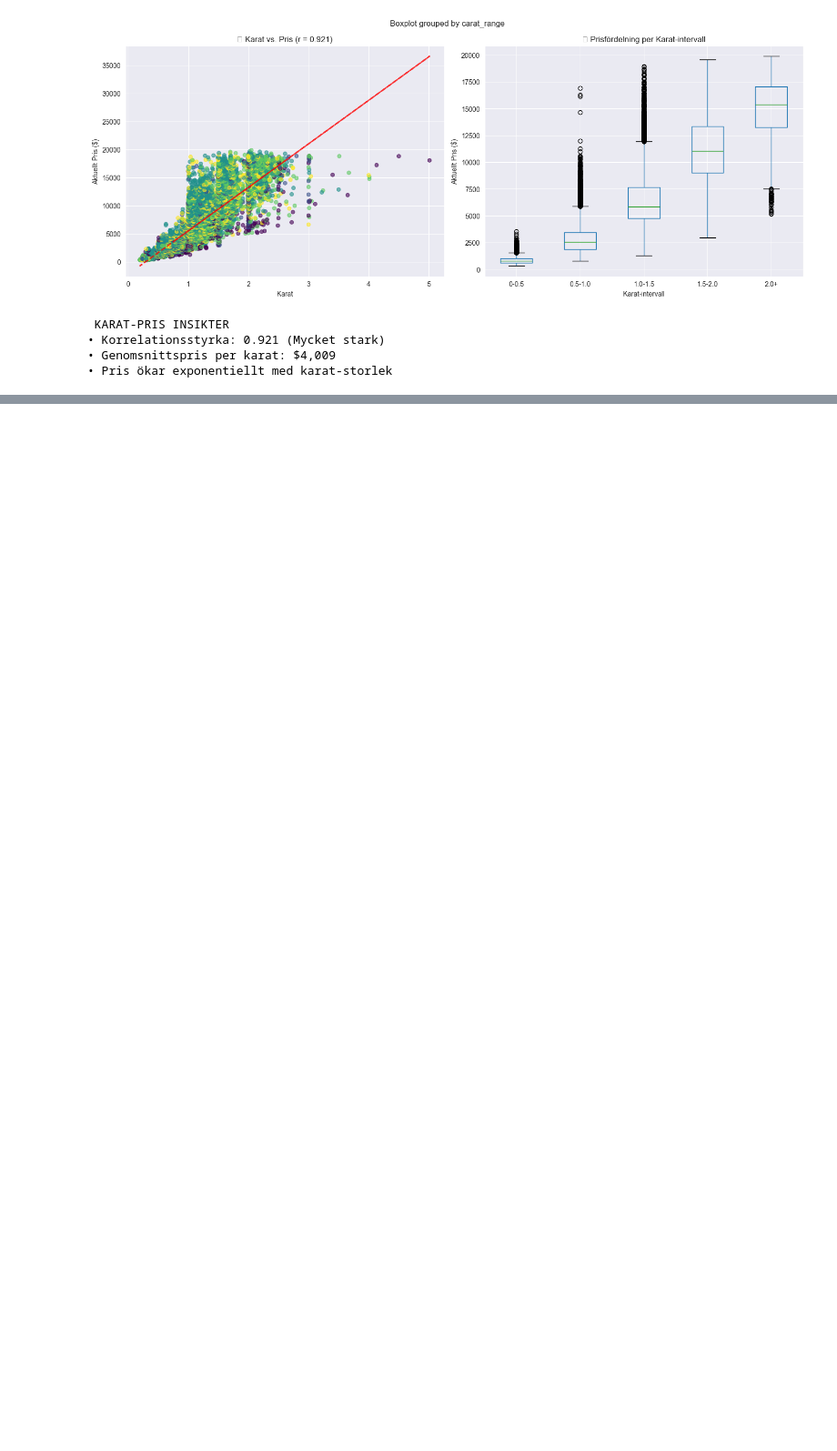
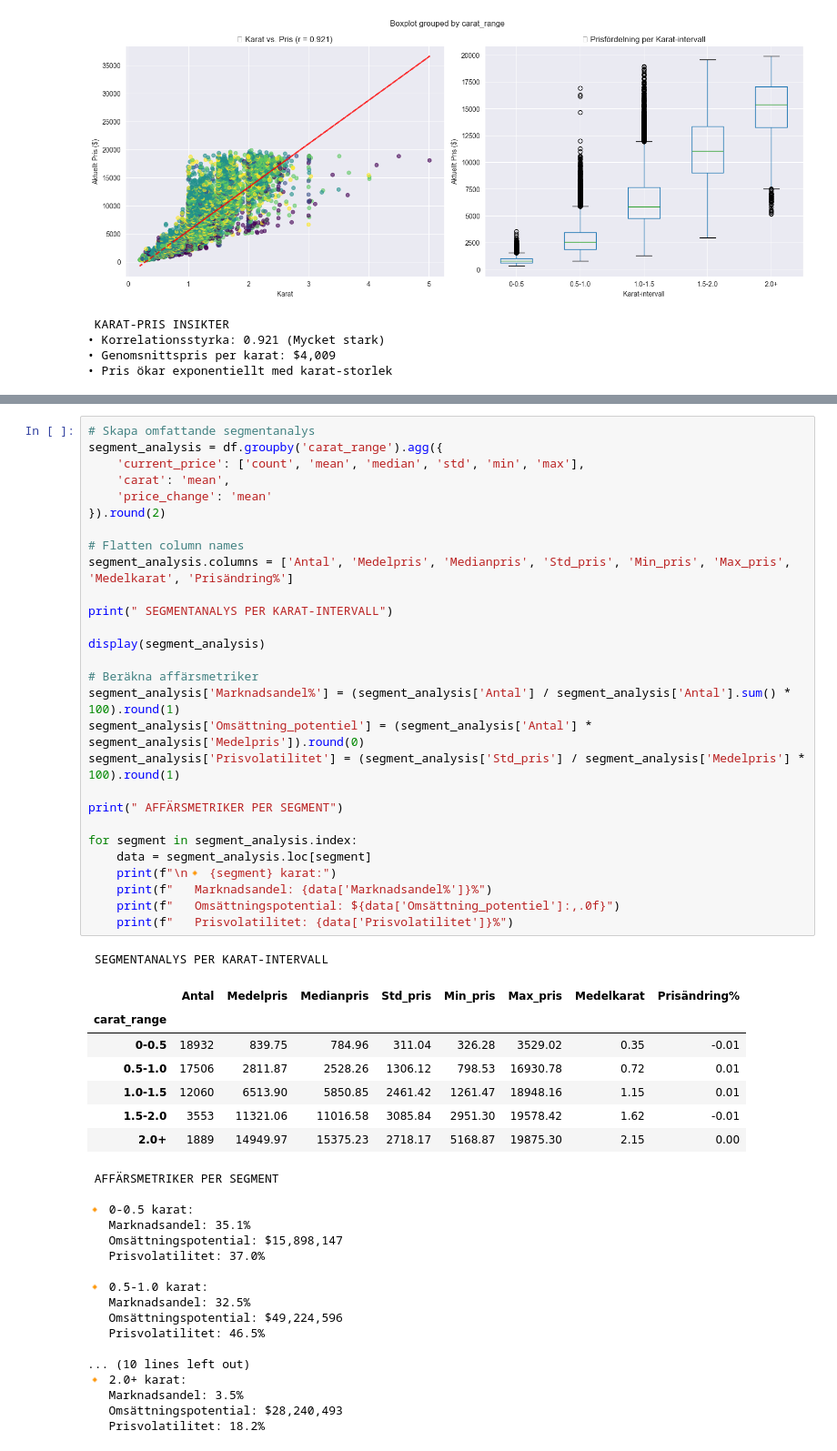
Before and after one commit to ShabanSulejmani/python_kunskapskontroll, a Jupyter notebook: del_2/Del_2_Guldfynd.ipynb, the cells around one changed output, grey strips where cells are left out. Shown at 91% size. Saved outputs shown, nothing was run; the diff lists cells and outputs as text; blank space fills up the shorter version.

```diff
--- a/del_2/Del_2_Guldfynd.ipynb
+++ b/del_2/Del_2_Guldfynd.ipynb
@@ -316,0 +321,54 @@ print(f"• Pris ökar exponentiellt med karat-storlek")
+# %%
+# Skapa omfattande segmentanalys
+segment_analysis = df.groupby('carat_range').agg({
+    'current_price': ['count', 'mean', 'median', 'std', 'min', 'max'],
+    'carat': 'mean',
+    'price_change': 'mean'
+}).round(2)
+
+# Flatten column names
+segment_analysis.columns = ['Antal', 'Medelpris', 'Medianpris', 'Std_pris', 'Min_pris', 'Max_pris', 'Medelkarat', 'Prisändring%']
+
+print(" SEGMENTANALYS PER KARAT-INTERVALL")
+
+display(segment_analysis)
+
+# Beräkna affärsmetriker
+segment_analysis['Marknadsandel%'] = (segment_analysis['Antal'] / segment_analysis['Antal'].sum() * 100).round(1)
+segment_analysis['Omsättning_potentiel'] = (segment_analysis['Antal'] * segment_analysis['Medelpris']).round(0)
+segment_analysis['Prisvolatilitet'] = (segment_analysis['Std_pris'] / segment_analysis['Medelpris'] * 100).round(1)
+
+print(" AFFÄRSMETRIKER PER SEGMENT")
+
+for segment in segment_analysis.index:
+    data = segment_analysis.loc[segment]
+    print(f"\n🔸 {segment} karat:")
+    print(f"   Marknadsandel: {data['Marknadsandel%']}%")
+    print(f"   Omsättningspotential: ${data['Omsättning_potentiel']:,.0f}")
+    print(f"   Prisvolatilitet: {data['Prisvolatilitet']}%")
+# %% [output]
+ SEGMENTANALYS PER KARAT-INTERVALL
+|  | Antal | Medelpris | Medianpris | Std_pris | Min_pris | Max_pris | Medelkarat | Prisändring% |
+| carat_range |  |  |  |  |  |  |  |  |
+| 0-0.5 | 18932 | 839.75 | 784.96 | 311.04 | 326.28 | 3529.02 | 0.35 | -0.01 |
+| 0.5-1.0 | 17506 | 2811.87 | 2528.26 | 1306.12 | 798.53 | 16930.78 | 0.72 | 0.01 |
+| 1.0-1.5 | 12060 | 6513.90 | 5850.85 | 2461.42 | 1261.47 | 18948.16 | 1.15 | 0.01 |
+| 1.5-2.0 | 3553 | 11321.06 | 11016.58 | 3085.84 | 2951.30 | 19578.42 | 1.62 | -0.01 |
+| 2.0+ | 1889 | 14949.97 | 15375.23 | 2718.17 | 5168.87 | 19875.30 | 2.15 | 0.00 |
+ AFFÄRSMETRIKER PER SEGMENT
+
+🔸 0-0.5 karat:
+   Marknadsandel: 35.1%
+   Omsättningspotential: $15,898,147
+   Prisvolatilitet: 37.0%
+
+🔸 0.5-1.0 karat:
+   Marknadsandel: 32.5%
+   Omsättningspotential: $49,224,596
+   Prisvolatilitet: 46.5%
+
+... (10 lines left out)
+🔸 2.0+ karat:
+   Marknadsandel: 3.5%
+   Omsättningspotential: $28,240,493
+   Prisvolatilitet: 18.2%
```
Also changed, not shown: parts of 7 cells of this notebook, 1 other file.
